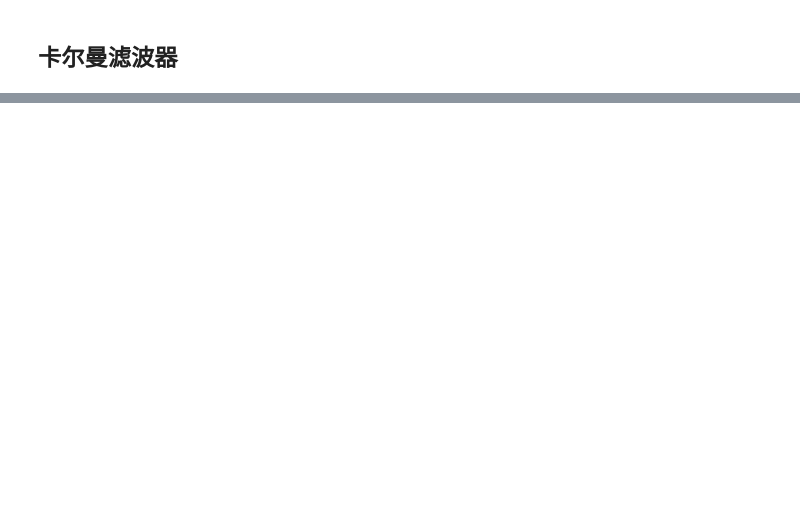
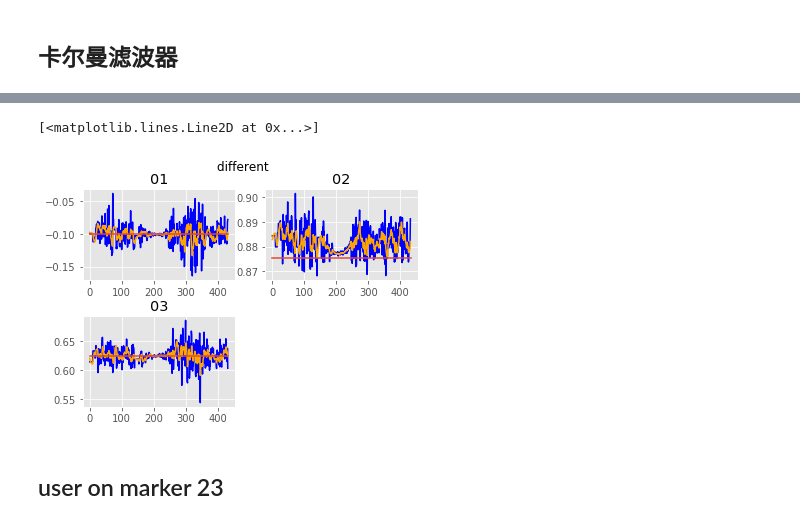
Before and after one commit to nilshao/data_process, a Jupyter notebook: 01static_camera_calibration/01static_camera_calibration.ipynb, the cells around one changed output, grey strips where cells are left out. Saved outputs shown, nothing was run; the diff lists cells and outputs as text; code cells hidden in the pictures; blank space fills up the shorter version.

```diff
--- a/01static_camera_calibration/01static_camera_calibration.ipynb
+++ b/01static_camera_calibration/01static_camera_calibration.ipynb
@@ -410,0 +464,7 @@ ax223.plot(x_coordinates, y_coordinates)
+# %%
+# initalize measurement and predictions
+last_measurement_pos = current_measurement_pos = (data_from10['x'][0],data_from10['y'][0],data_from10['z'][0])
+last_prediction_pos = current_prediction_pos = (data_from10['x'][0],data_from10['y'][0],data_from10['z'][0])
+
+last_measurement_ori = current_measurement_ori = (data_from10['alpha'][0],data_from10['beta'][0],data_from10['gamma'][0])
+last_prediction_ori = current_prediction_ori = (data_from10['alpha'][0],data_from10['beta'][0],data_from10['gamma'][0])
@@ -410,0 +511,10 @@ ax223.plot(x_coordinates, y_coordinates)
+# %%
+filtered_pos_array = np.zeros((len(data_from10['x']),3))
+# %%
+for i in range (0,len(data_from10['x'])):
+    pos=(data_from10['x'][i],data_from10['y'][i],data_from10['z'][i])
+    ori=(data_from10['alpha'][i],data_from10['beta'][i],data_from10['gamma'][i])
+    filtered_pos, filtered_ori = kalman_filter(pos,ori)
+    filtered_pos_array[i][0] = filtered_pos[0]
+    filtered_pos_array[i][1] = filtered_pos[1]
+    filtered_pos_array[i][2] = filtered_pos[2]
@@ -410,0 +539,41 @@ ax223.plot(x_coordinates, y_coordinates)
+# %%
+x10 = df10['x']
+y10 = df10['y']
+z10 = df10['z']
+xf10 = filtered_pos_array[:,0]
+yf10 = filtered_pos_array[:,1]
+zf10 = filtered_pos_array[:,2]
+
+fig = plt.figure()
+fig.suptitle('different ')
+fig.subplots_adjust(hspace=0.4)
+
+ax221 = fig.add_subplot(221)
+ax221.set_title('01')
+ax221.plot(x10, color='blue')
+ax221.plot(xf10, color='orange')
+x_coordinates = [0,len(data_from0['x'])]
+y_coordinates = [xt, xt]
+ax221.plot(x_coordinates, y_coordinates)
+
+ax222 = fig.add_subplot(222)
+ax222.set_title('02')
+ax222.plot(y10, color='blue')
+ax222.plot(yf10, color='orange')
+x_coordinates = [0,len(data_from0['x'])]
+y_coordinates = [yt, yt]
+ax222.plot(x_coordinates, y_coordinates)
+
+ax223 = fig.add_subplot(223)
+ax223.set_title('03')
+ax223.plot(z10, color='blue')
+ax223.plot(zf10, color='orange')
+ax223.plot(zt,color='red')
+x_coordinates = [0,len(data_from0['x'])]
+y_coordinates = [zt, zt]
+ax223.plot(x_coordinates, y_coordinates)
+# %% [output]
+[<matplotlib.lines.Line2D at 0x...>]
+[figure, added]
+# %% [markdown]
+## user on marker 23
```
Also changed, not shown: parts of 21 cells of this notebook.
